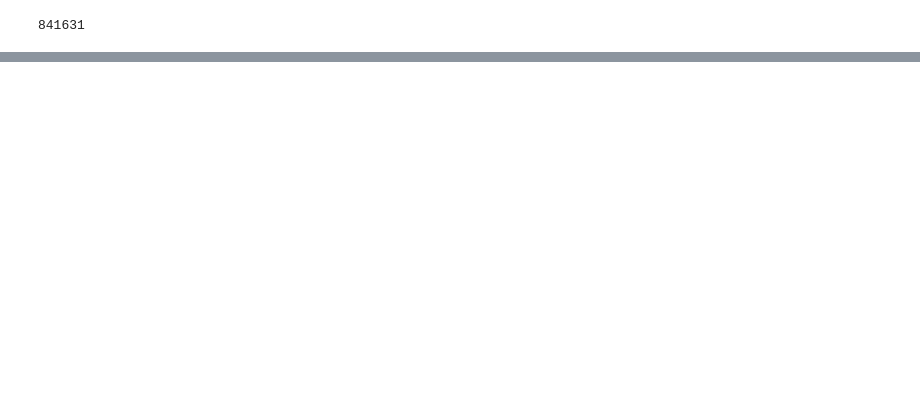
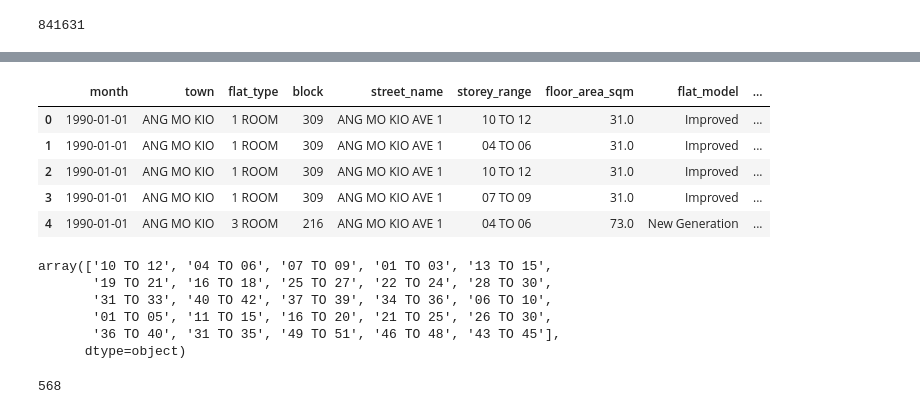
Before and after one commit to digitalnoma/SUTD-Ai-ML-Workshop, a Jupyter notebook: SUTD_AI_ML_Workshop.ipynb, the cells around one changed output, grey strips where cells are left out. Drawn from its saved outputs; the diff is of its cells as text; code cells hidden in the pictures; blank space fills up the shorter version.

```diff
--- a/SUTD_AI_ML_Workshop.ipynb
+++ b/SUTD_AI_ML_Workshop.ipynb
@@ -695,0 +730,22 @@ dtype: int64
+# %%
+prices.head()
+# %% [output]
+|  | month | town | flat_type | block | street_name | storey_range | floor_area_sqm | flat_model | ... |
+| 0 | 1990-01-01 | ANG MO KIO | 1 ROOM | 309 | ANG MO KIO AVE 1 | 10 TO 12 | 31.0 | Improved | ... |
+| 1 | 1990-01-01 | ANG MO KIO | 1 ROOM | 309 | ANG MO KIO AVE 1 | 04 TO 06 | 31.0 | Improved | ... |
+| 2 | 1990-01-01 | ANG MO KIO | 1 ROOM | 309 | ANG MO KIO AVE 1 | 10 TO 12 | 31.0 | Improved | ... |
+| 3 | 1990-01-01 | ANG MO KIO | 1 ROOM | 309 | ANG MO KIO AVE 1 | 07 TO 09 | 31.0 | Improved | ... |
+| 4 | 1990-01-01 | ANG MO KIO | 3 ROOM | 216 | ANG MO KIO AVE 1 | 04 TO 06 | 73.0 | New Generation | ... |
+# %%
+prices['storey_range'].unique()
+# %% [output]
+array(['10 TO 12', '04 TO 06', '07 TO 09', '01 TO 03', '13 TO 15',
+       '19 TO 21', '16 TO 18', '25 TO 27', '22 TO 24', '28 TO 30',
+       '31 TO 33', '40 TO 42', '37 TO 39', '34 TO 36', '06 TO 10',
+       '01 TO 05', '11 TO 15', '16 TO 20', '21 TO 25', '26 TO 30',
+       '36 TO 40', '31 TO 35', '49 TO 51', '46 TO 48', '43 TO 45'],
+      dtype=object)
+# %%
+len(prices['street_name'].unique())
+# %% [output]
+568
```
Also changed, not shown: parts of 42 cells of this notebook.
